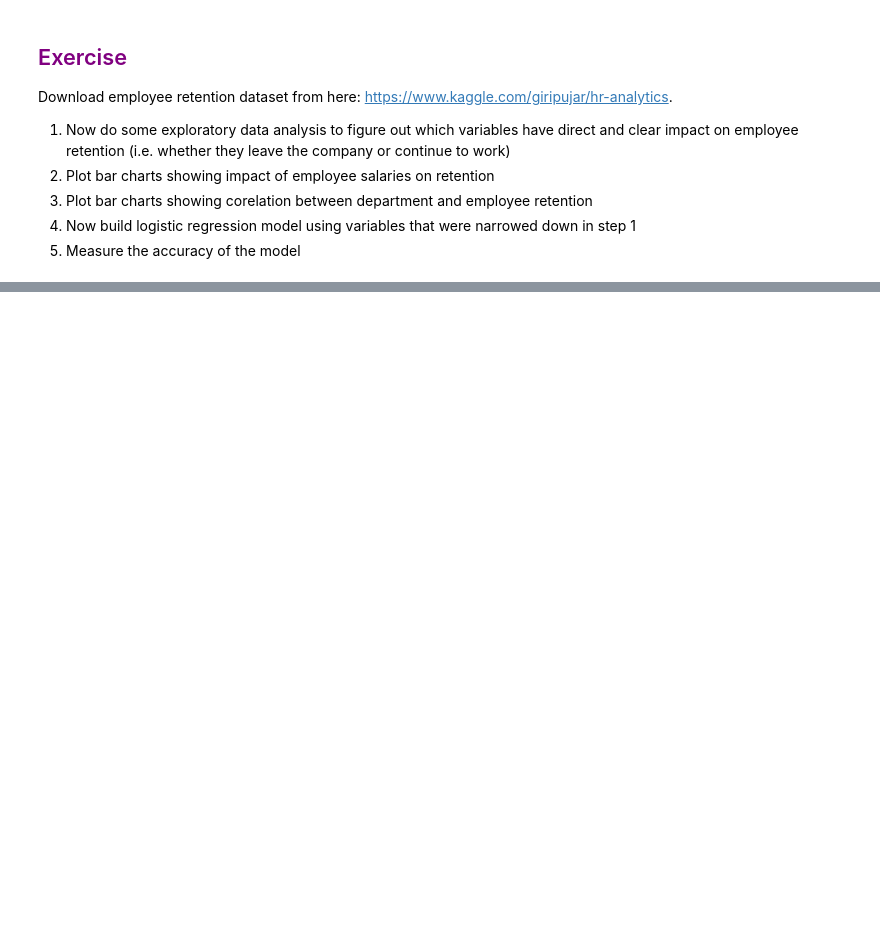
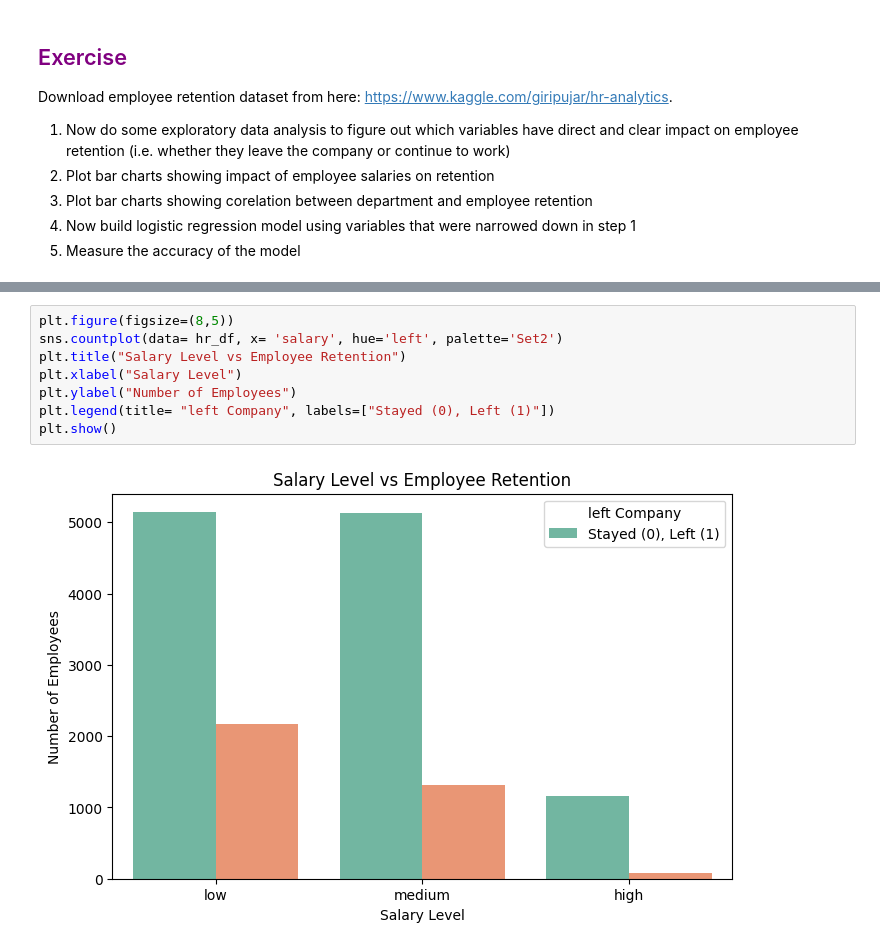
Before and after one commit to abdul-ahad-26/artificial-intelligence, a Jupyter notebook: logistic_regression/logistic_regression.ipynb, the cells around one changed output, grey strips where cells are left out. Cells and saved outputs as stored; diff of their text form; blank space fills up the shorter version.

```diff
--- a/logistic_regression/logistic_regression.ipynb
+++ b/logistic_regression/logistic_regression.ipynb
@@ -76,0 +123,10 @@ Download employee retention dataset from here: https://www.kaggle.com/giripujar/
+# %%
+plt.figure(figsize=(8,5))
+sns.countplot(data= hr_df, x= 'salary', hue='left', palette='Set2')
+plt.title("Salary Level vs Employee Retention")
+plt.xlabel("Salary Level")
+plt.ylabel("Number of Employees")
+plt.legend(title= "left Company", labels=["Stayed (0), Left (1)"])
+plt.show()
+# %% [output]
+[figure, added]
```
Also changed, not shown: parts of 10 cells of this notebook, 1 other file.
